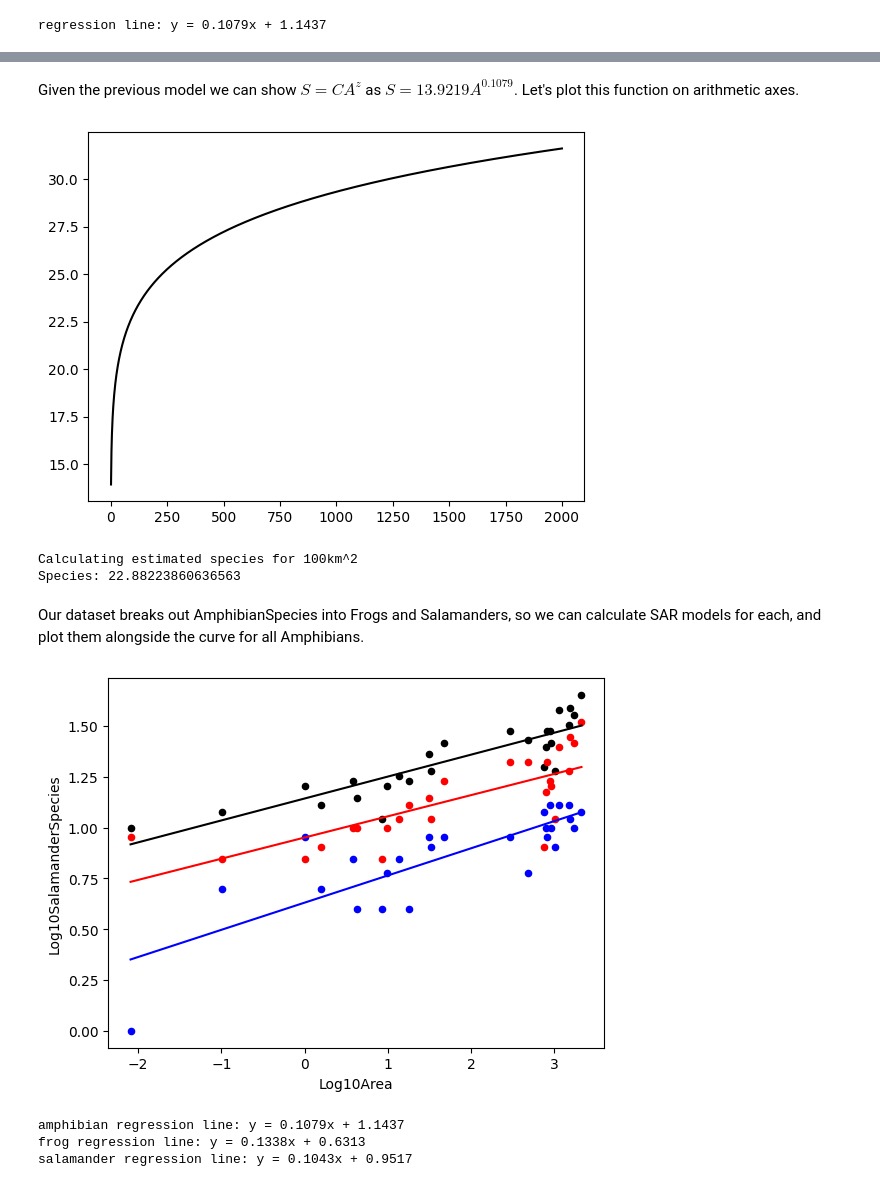
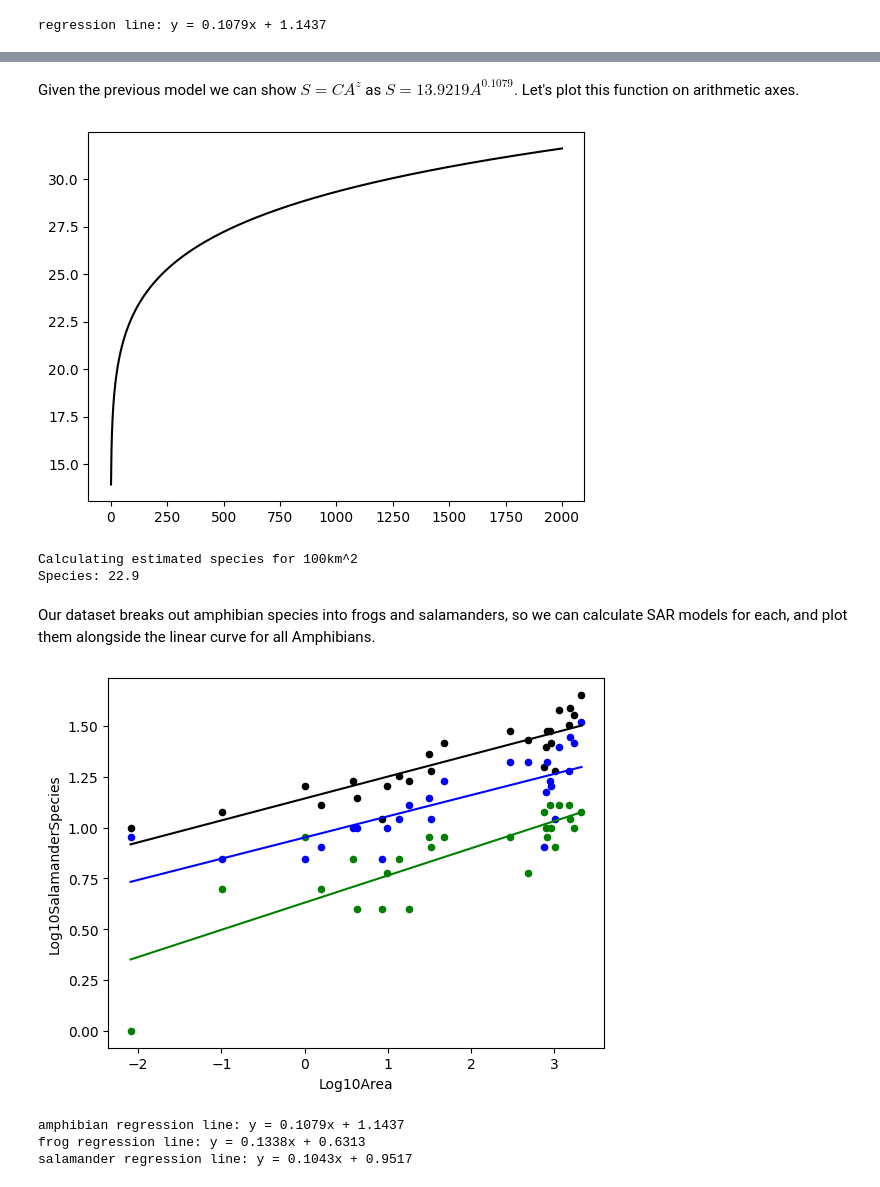
Before and after one commit to jmcmeen/frogs-of-steele-creek, a Jupyter notebook: 05_03_sar_amphibians.ipynb, the cells around one changed output, grey strips where cells are left out. Drawn from its saved outputs; the diff is of its cells as text; code cells hidden in the pictures.

```diff
--- a/05_03_sar_amphibians.ipynb
+++ b/05_03_sar_amphibians.ipynb
@@ -93,13 +99,17 @@ Species: 22.8823171157501
 # %% [markdown]
-Given the previous model we can show $S= CA^z$ as $S =13.9219A ^ {0.1079} $. Let's plot this function on arithmetic axes.
+Given the previous model we can show $S= CA^z$ as $S =13.9219A ^ {0.1079}$. Let's plot this function on arithmetic axes.
 # %%
+# define our model
 def amphibians(area):
-    return 13.9219 *area ** 0.1079
+    return 13.9219 * area ** 0.1079
 
+# create an array of 2000 areas from 1.0 to 2000.0
 areas = np.linspace(1.0, 2000.0, num = 2000, endpoint=True)
 
-amphibian_species = [ amphibians(i) for i in areas ]
+# for each area calculate the species
+amphibian_species = [ amphibians(x) for x in areas ]
 
+# plot the data
 plt.plot(areas,amphibian_species, color='black')
 plt.show()
 
@@ -109,40 +119,38 @@ print("Calculating estimated species for 100km^2")
 # calculate log species
 amphibian_species = amphibians(100)
 
-print(f'Species: {amphibian_species}')
+print(f'Species: {amphibian_species:0.1f}')
 # %% [output]
 [figure]
 Calculating estimated species for 100km^2
-Species: 22.88223860636563
+Species: 22.9
 # %% [markdown]
-Our dataset breaks out AmphibianSpecies into Frogs and Salamanders, so we can calculate SAR models for each, and plot them alongside the curve for all Amphibians.
+Our dataset breaks out amphibian species into frogs and salamanders, so we can calculate SAR models for each, and plot them alongside the linear curve for all Amphibians.
 # %%
-df['Log10Area'] = np.log10(df['Area'])
-df['Log10AmphibianSpecies'] = np.log10(df['AmphibianSpecies'])
+# create and populate log10 columns based on existing columns
 df['Log10FrogSpecies'] = np.log10(df['FrogSpecies'])
 df['Log10SalamanderSpecies'] = np.log10(df['SalamanderSpecies'])
 
 # fitting a linear regression line and getting the slope and y-intercept
-m_amphibians, b_amphibians = np.polyfit(df['Log10Area'], df['Log10AmphibianSpecies'], 1)
 m_frogs, b_frogs = np.polyfit(df['Log10Area'], df['Log10FrogSpecies'], 1)
 m_salamanders, b_salamanders = np.polyfit(df['Log10Area'], df['Log10SalamanderSpecies'], 1)
 
 # adding the regression line to the scatter plot
 fig, ax = plt.subplots()
 df.plot.scatter(x='Log10Area', y='Log10AmphibianSpecies', color='black', ax=ax)
-df.plot.scatter(x='Log10Area', y='Log10FrogSpecies', color='blue', ax=ax)
-df.plot.scatter(x='Log10Area', y='Log10SalamanderSpecies', color='red', ax=ax)
+df.plot.scatter(x='Log10Area', y='Log10FrogSpecies', color='green', ax=ax)
+df.plot.scatter(x='Log10Area', y='Log10SalamanderSpecies', color='blue', ax=ax)
 plt.plot(df['Log10Area'], m_amphibians * df['Log10Area'] + b_amphibians, color='black')
-plt.plot(df['Log10Area'], m_frogs * df['Log10Area'] + b_frogs, color='blue')
-plt.plot(df['Log10Area'], m_salamanders * df['Log10Area'] + b_salamanders, color='red')
+plt.plot(df['Log10Area'], m_frogs * df['Log10Area'] + b_frogs, color='green')
+plt.plot(df['Log10Area'], m_salamanders * df['Log10Area'] + b_salamanders, color='blue')
 plt.show()
 
 # Print the model derived from the regression
 print(f'amphibian regression line: y = {m_amphibians:0.4f}x + {b_amphibians:0.4f}')
 print(f'frog regression line: y = {m_frogs:0.4f}x + {b_frogs:0.4f}')
 print(f'salamander regression line: y = {m_salamanders:0.4f}x + {b_salamanders:0.4f}')
 # %% [output]
-[figure, old version]
+[figure, new version]
 amphibian regression line: y = 0.1079x + 1.1437
 frog regression line: y = 0.1338x + 0.6313
 salamander regression line: y = 0.1043x + 0.9517
```
Also changed, not shown: parts of 8 cells of this notebook.
